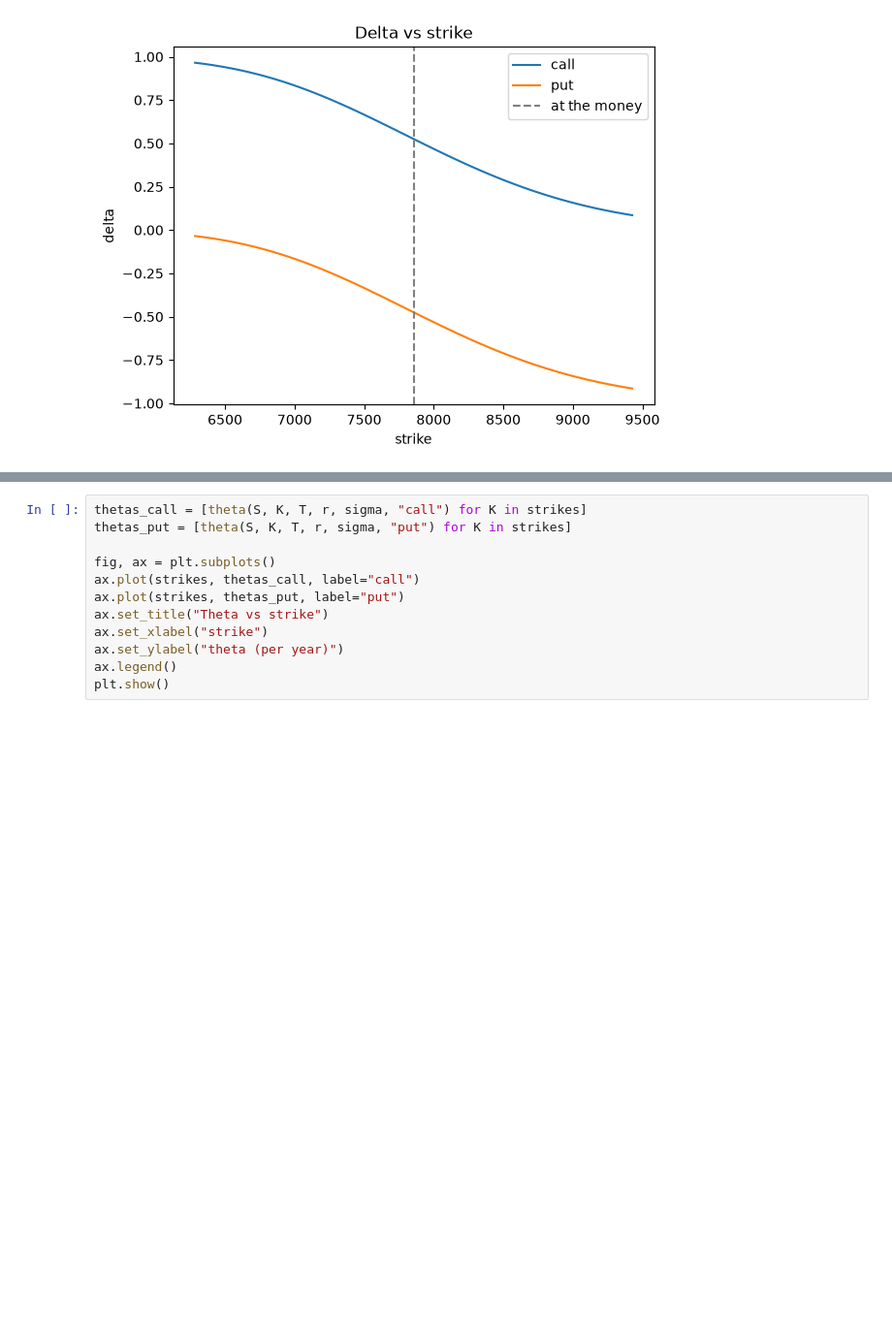
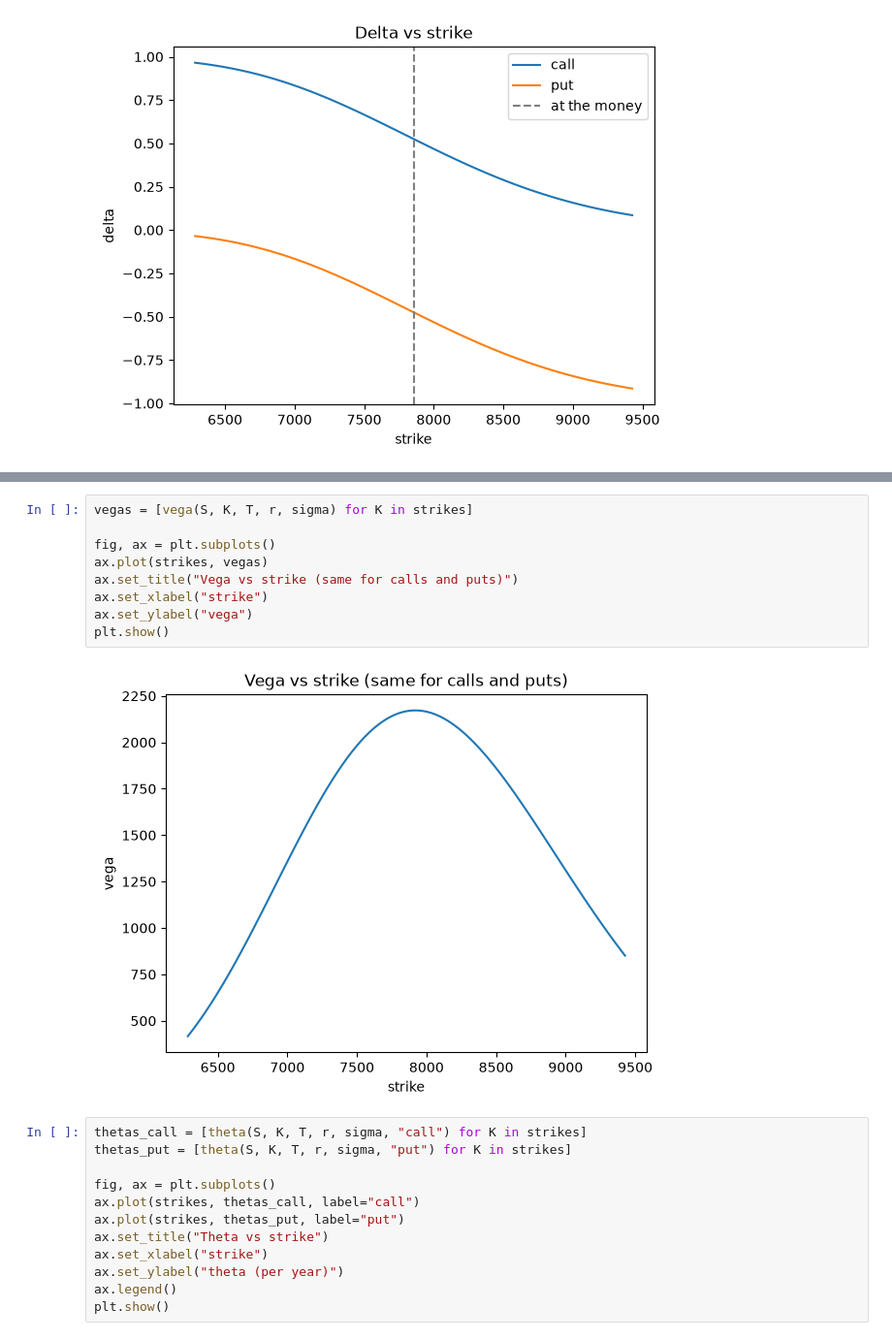
Before and after one commit to samvandiermen/OptionsEngine, a Jupyter notebook: notebooks/01_pricer_greeks.ipynb, the cells around one changed output, grey strips where cells are left out. Shown at 97% size. Drawn from its saved outputs; the diff is of its cells as text; blank space fills up the shorter version.

```diff
--- a/notebooks/01_pricer_greeks.ipynb
+++ b/notebooks/01_pricer_greeks.ipynb
@@ -167,3 +153,14 @@ plt.show()
+# %%
+vegas = [vega(S, K, T, r, sigma) for K in strikes]
+
+fig, ax = plt.subplots()
+ax.plot(strikes, vegas)
+ax.set_title("Vega vs strike (same for calls and puts)")
+ax.set_xlabel("strike")
+ax.set_ylabel("vega")
+plt.show()
+# %% [output]
+[figure, added]
 # %%
 thetas_call = [theta(S, K, T, r, sigma, "call") for K in strikes]
 thetas_put = [theta(S, K, T, r, sigma, "put") for K in strikes]
```
Also changed, not shown: parts of 13 cells of this notebook.
